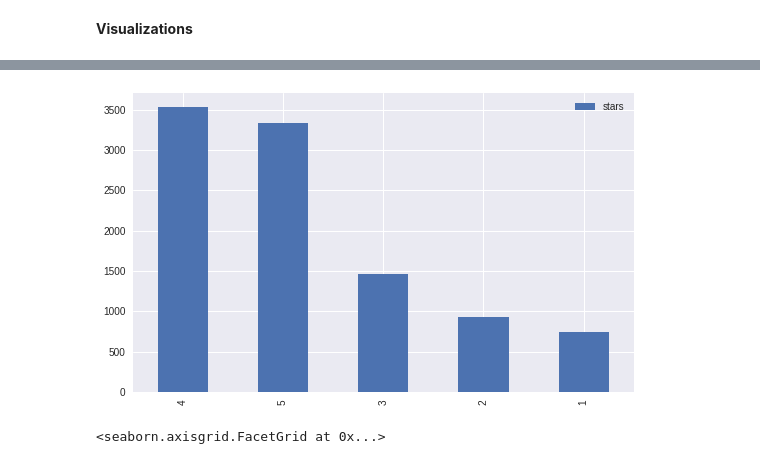
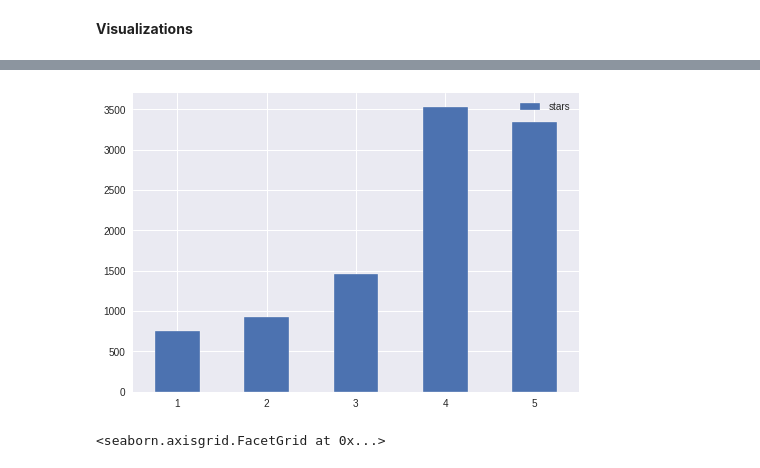
Before and after one commit to karenbennis/Xy, a Jupyter notebook: yelp_reviews_visuals_v1.ipynb, the cells around one changed output, grey strips where cells are left out. Drawn from its saved outputs; the diff is of its cells as text; code cells hidden in the pictures.

```diff
--- a/yelp_reviews_visuals_v1.ipynb
+++ b/yelp_reviews_visuals_v1.ipynb
@@ -106,7 +106,7 @@ user_id        object
 dtype: object
 # %%
 stars_count = raw_json.stars.value_counts()
-df = pd.DataFrame(stars_count)
+df = pd.DataFrame(stars_count).sort_index()
 df.head()
 # %% [output]
 |  | stars |
@@ -131,9 +131,10 @@ plt.hist(raw_json['stars'])
 # %%
-df.plot.bar()
+# import hvplot.pandas
+df.plot.bar(rot=0)
 plt.style.use('seaborn-dark-palette')
 plt.show()
 # %% [output]
-[figure, old version]
+[figure, new version]
 # %%
 # COMPARING TEXT LENGTH TO STARS
 import seaborn as sns
```
Also changed, not shown: parts of 13 cells of this notebook.
